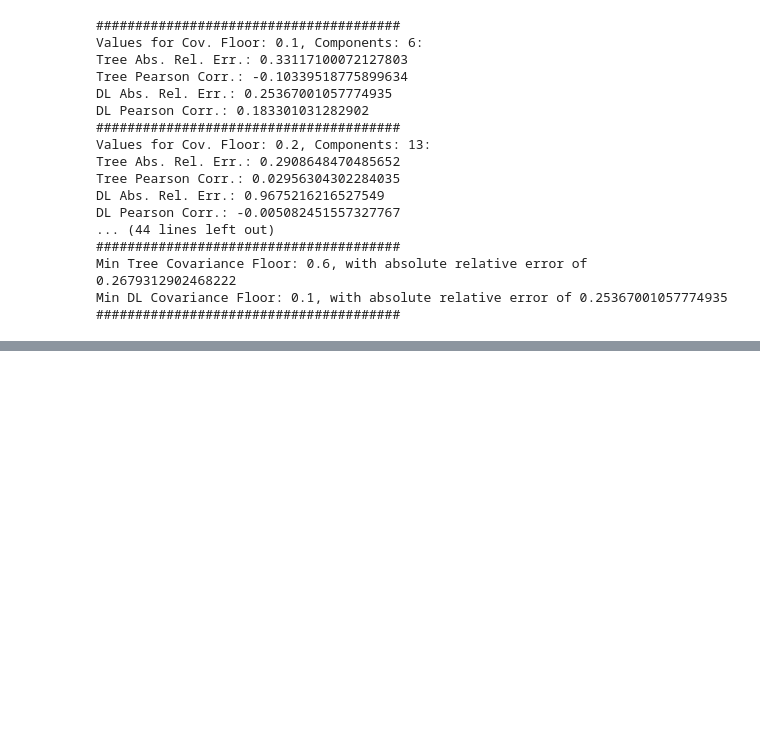
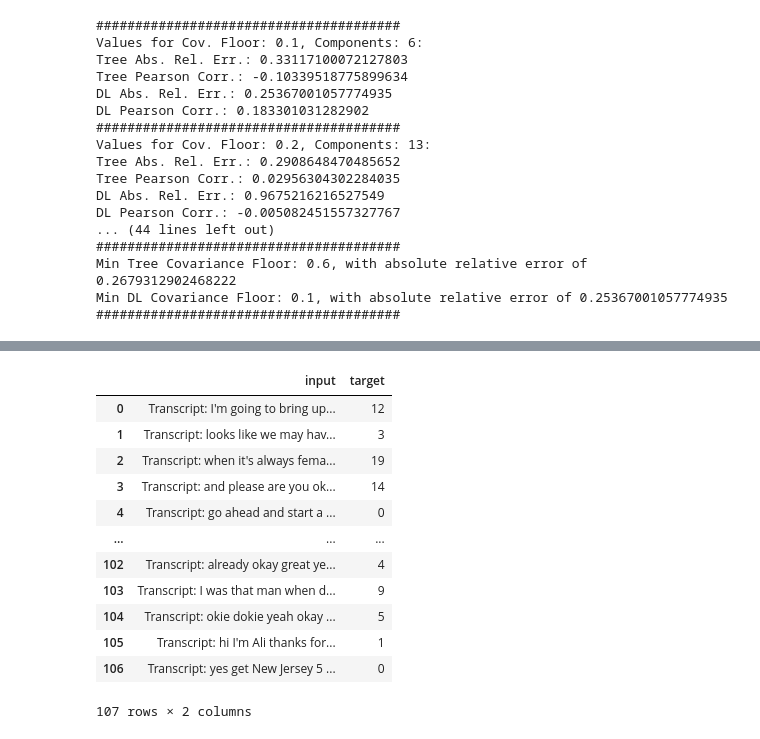
Before and after one commit to cekcreator/Mitigating-socio-demographic-bias, a Jupyter notebook: code/code.ipynb, the cells around one changed output, grey strips where cells are left out. Cells and saved outputs as stored; diff of their text form; code cells hidden in the pictures; blank space fills up the shorter version.

```diff
--- a/code/code.ipynb
+++ b/code/code.ipynb
@@ -696,0 +805,13 @@ Min DL Covariance Floor: 0.1, with absolute relative error of 0.2536700105777493
+# %%
+def prepare_gpt_dataset(dataset):
+    formatted_data = []
+    for _, row in dataset.iterrows():
+        input_text = f"Transcript: {row['transcript']} PHQ_Score:"
+        target_text = f" {row['PHQ_Score']}"
+        formatted_data.append({"input": input_text, "target": target_text})
+    return formatted_data
+
+formatted_dataset = prepare_gpt_dataset(training_dataset)
+
+# Display the first few formatted examples
+formatted_dataset[:5]
@@ -696,0 +829,17 @@ Min DL Covariance Floor: 0.1, with absolute relative error of 0.2536700105777493
+# %%
+formatted_training_dataset = pd.DataFrame(formatted_dataset)
+formatted_training_dataset
+# %% [output]
+|  | input | target |
+| 0 | Transcript: I'm going to bring up... | 12 |
+| 1 | Transcript: looks like we may hav... | 3 |
+| 2 | Transcript: when it's always fema... | 19 |
+| 3 | Transcript: and please are you ok... | 14 |
+| 4 | Transcript: go ahead and start a ... | 0 |
+| ... | ... | ... |
+| 102 | Transcript: already okay great ye... | 4 |
+| 103 | Transcript: I was that man when d... | 9 |
+| 104 | Transcript: okie dokie yeah okay ... | 5 |
+| 105 | Transcript: hi I'm Ali thanks for... | 1 |
+| 106 | Transcript: yes get New Jersey 5 ... | 0 |
+107 rows × 2 columns
```
Also changed, not shown: parts of 23 cells of this notebook, 1 other file.
